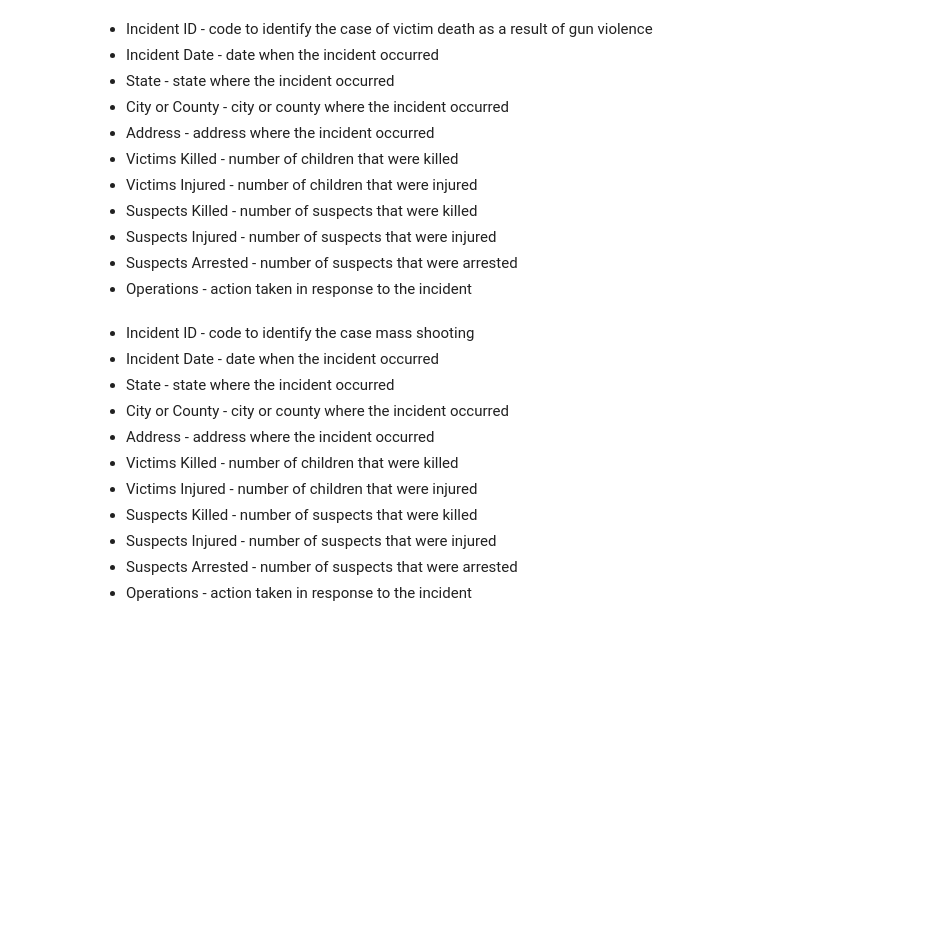
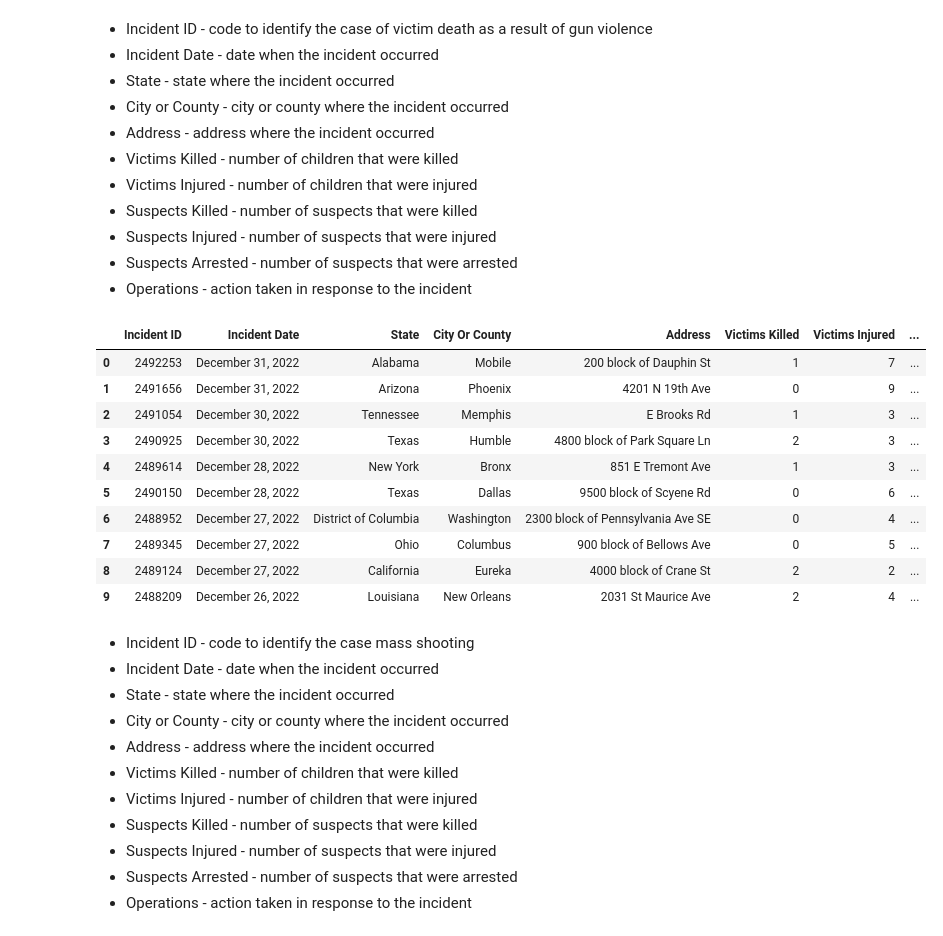
Before and after one commit to stephe-hu/datacsi_1_loading, a Jupyter notebook: hha507Assignment1.ipynb, the cells around one changed output. Saved outputs shown, nothing was run; the diff lists cells and outputs as text; code cells hidden in the pictures; blank space fills up the shorter version.

```diff
--- a/hha507Assignment1.ipynb
+++ b/hha507Assignment1.ipynb
@@ -35,6 +35,21 @@ dataset1.head(10)
 *   Suspects Injured - number of suspects that were injured
 *   Suspects Arrested - number of suspects that were arrested
 *   Operations - action taken in response to the incident
+# %%
+dataset2 = pd.read_csv('mass_shooting_2022.csv')
+dataset2.head(10)
+# %% [output]
+|  | Incident ID | Incident Date | State | City Or County | Address | Victims Killed | Victims Injured | ... |
+| 0 | 2492253 | December 31, 2022 | Alabama | Mobile | 200 block of Dauphin St | 1 | 7 | ... |
+| 1 | 2491656 | December 31, 2022 | Arizona | Phoenix | 4201 N 19th Ave | 0 | 9 | ... |
+| 2 | 2491054 | December 30, 2022 | Tennessee | Memphis | E Brooks Rd | 1 | 3 | ... |
+| 3 | 2490925 | December 30, 2022 | Texas | Humble | 4800 block of Park Square Ln | 2 | 3 | ... |
+| 4 | 2489614 | December 28, 2022 | New York | Bronx | 851 E Tremont Ave | 1 | 3 | ... |
+| 5 | 2490150 | December 28, 2022 | Texas | Dallas | 9500 block of Scyene Rd | 0 | 6 | ... |
+| 6 | 2488952 | December 27, 2022 | District of Columbia | Washington | 2300 block of Pennsylvania Ave SE | 0 | 4 | ... |
+| 7 | 2489345 | December 27, 2022 | Ohio | Columbus | 900 block of Bellows Ave | 0 | 5 | ... |
+| 8 | 2489124 | December 27, 2022 | California | Eureka | 4000 block of Crane St | 2 | 2 | ... |
+| 9 | 2488209 | December 26, 2022 | Louisiana | New Orleans | 2031 St Maurice Ave | 2 | 4 | ... |
 # %% [markdown]
 
 *   Incident ID - code to identify the case mass shooting
```
